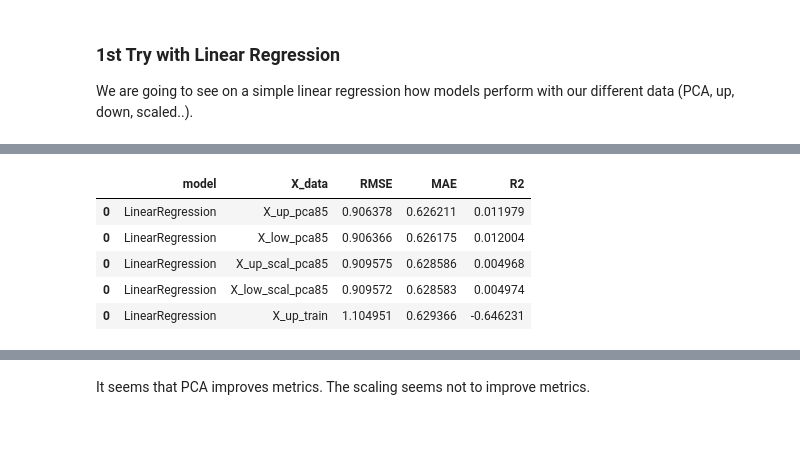
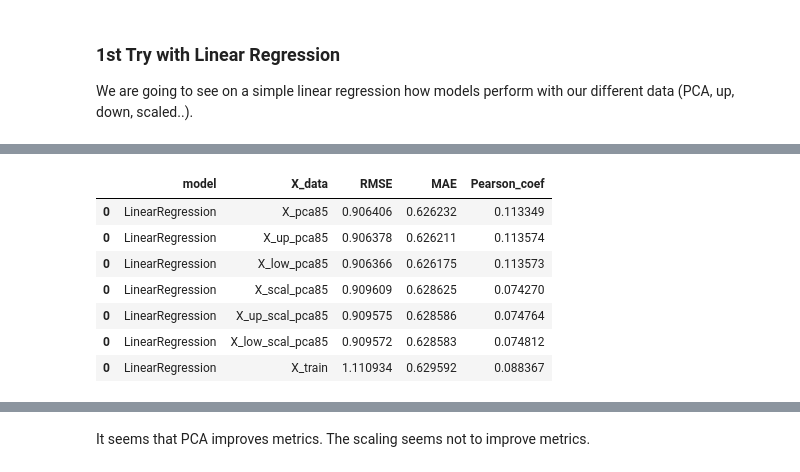
Before and after one commit to MarieFrance119/OCR_P8_Ubiquant_Market_Prediction, a Jupyter notebook: Ubiquant_EDA.ipynb, the cells around one changed output, grey strips where cells are left out. Cells and saved outputs as stored; diff of their text form; code cells hidden in the pictures; blank space fills up the shorter version.

```diff
--- a/Ubiquant_EDA.ipynb
+++ b/Ubiquant_EDA.ipynb
@@ -1189,6 +1355,12 @@ display_learning_curve(model, X_up_pca85, y_train, "LinearRegression", "X_up_pca
 [figure]
 [interactive output not drawn]
 # %%
-df_results = cross_val(model, X_up_pca85, y_train, "LinearRegression", "X_up_pca85")
+df_results = pd.concat(
+    [
+        df_results,
+        cross_val(model, X_up_pca85, y_train, "LinearRegression", "X_up_pca85"),
+    ],
+    axis=0,
+)
 df_results
 # %% [output]
@@ -1216 +1390,3 @@ df_results
 [interactive output not drawn]
+# %%
+display_learning_curve(model, X_scal_pca85, y_train, "LinearRegression", "X_scal_pca85")
@@ -1216,0 +1396,9 @@ df_results
+# %%
+df_results = pd.concat(
+    [
+        df_results,
+        cross_val(model, X_scal_pca85, y_train, "LinearRegression", "X_scal_pca85"),
+    ],
+    axis=0,
+)
+df_results
@@ -1265,4 +1464,4 @@ df_results
 [interactive output not drawn]
 # %%
-display_learning_curve(model, X_up_train, y_train, "LinearRegression", "X_up_train")
+display_learning_curve(model, X_train, y_train, "LinearRegression", "X_train")
 # %% [output]
@@ -1271,18 +1470,20 @@ display_learning_curve(model, X_up_train, y_train, "LinearRegression", "X_up_tra
 # %%
 df_results = pd.concat(
     [
         df_results,
-        cross_val(model, X_up_train, y_train, "LinearRegression", "X_up_train"),
+        cross_val(model, X_train, y_train, "LinearRegression", "X_train"),
     ],
     axis=0,
 )
 df_results
 # %% [output]
-|  | model | X_data | RMSE | MAE | R2 |
-| 0 | LinearRegression | X_up_pca85 | 0.906378 | 0.626211 | 0.011979 |
-| 0 | LinearRegression | X_low_pca85 | 0.906366 | 0.626175 | 0.012004 |
-| 0 | LinearRegression | X_up_scal_pca85 | 0.909575 | 0.628586 | 0.004968 |
-| 0 | LinearRegression | X_low_scal_pca85 | 0.909572 | 0.628583 | 0.004974 |
-| 0 | LinearRegression | X_up_train | 1.104951 | 0.629366 | -0.646231 |
+|  | model | X_data | RMSE | MAE | Pearson_coef |
+| 0 | LinearRegression | X_pca85 | 0.906406 | 0.626232 | 0.113349 |
+| 0 | LinearRegression | X_up_pca85 | 0.906378 | 0.626211 | 0.113574 |
+| 0 | LinearRegression | X_low_pca85 | 0.906366 | 0.626175 | 0.113573 |
+| 0 | LinearRegression | X_scal_pca85 | 0.909609 | 0.628625 | 0.074270 |
+| 0 | LinearRegression | X_up_scal_pca85 | 0.909575 | 0.628586 | 0.074764 |
+| 0 | LinearRegression | X_low_scal_pca85 | 0.909572 | 0.628583 | 0.074812 |
+| 0 | LinearRegression | X_train | 1.110934 | 0.629592 | 0.088367 |
 [interactive output not drawn]
 # %%
```
Also changed, not shown: parts of 45 cells of this notebook.
